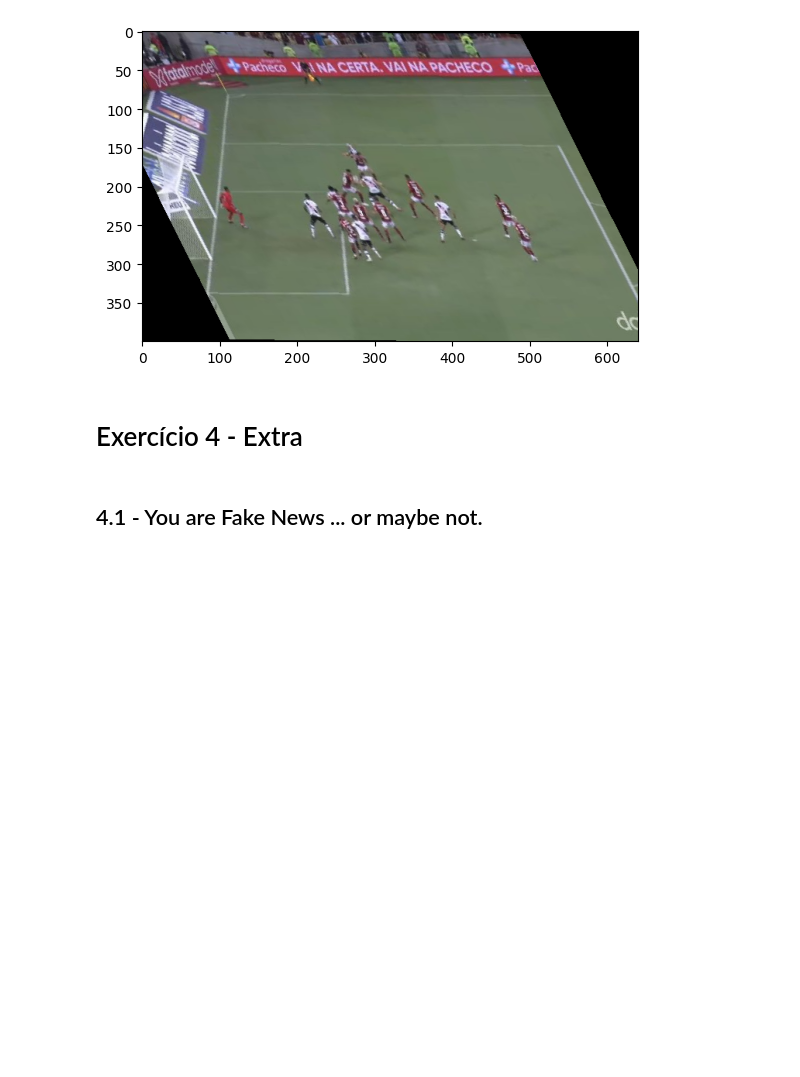
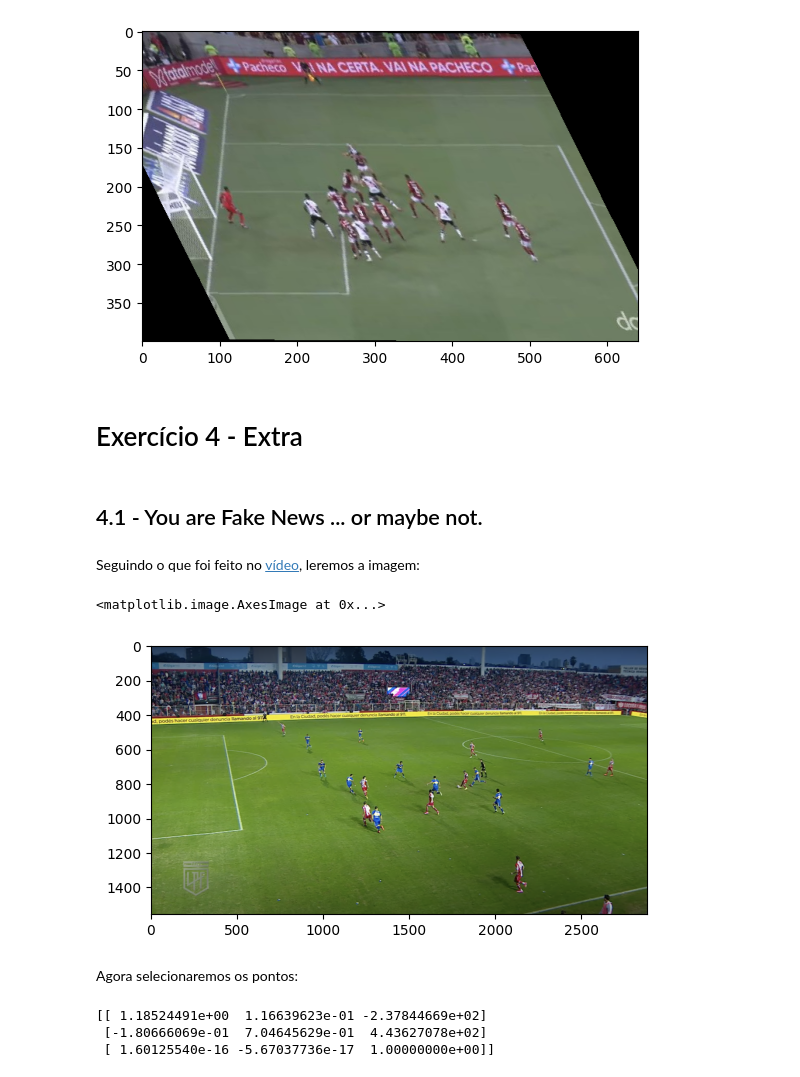
Before and after one commit to scrocha/visao-computacional-2024, a Jupyter notebook: Lista_01/Exercicios.ipynb, the cells around one changed output. Saved outputs shown, nothing was run; the diff lists cells and outputs as text; code cells hidden in the pictures; blank space fills up the shorter version.

```diff
--- a/Lista_01/Exercicios.ipynb
+++ b/Lista_01/Exercicios.ipynb
@@ -207,3 +209,24 @@ plt.imshow(new_transform)
 # Exercício 4 - Extra
 # %% [markdown]
 ## 4.1 - You are Fake News ... or maybe not.
+# %% [markdown]
+Seguindo o que foi feito no [vídeo](https://www.instagram.com/papodeboleiros/reel/CvAhQazvuhu/), leremos a imagem:
+# %%
+img_4 = cv.imread("./Union_Boca.png")
+img_4 = img_4[:,:,::-1]
+plt.imshow(img_4)
+# %% [output]
+<matplotlib.image.AxesImage at 0x...>
+[figure, added]
+# %% [markdown]
+Agora selecionaremos os pontos:
+# %%
+pontos_origem_2 = [[1055, 520], [510, 415], [455, 1730], [785, 2880]] # Pontos do jogo vasco flamengo
+pontos_destino_2 = [[1055, 520*1.3], [455, 520], [455, 1730], [1055, 1730*1.3]] # Pontos de cima
+
+T_2 = my_estimation(pontos_origem_2, pontos_destino_2)
+print(T_2)
+# %% [output]
+[[ 1.18524491e+00  1.16639623e-01 -2.37844669e+02]
+ [-1.80666069e-01  7.04645629e-01  4.43627078e+02]
+ [ 1.60125540e-16 -5.67037736e-17  1.00000000e+00]]
```
Also changed, not shown: parts of 12 cells of this notebook.
